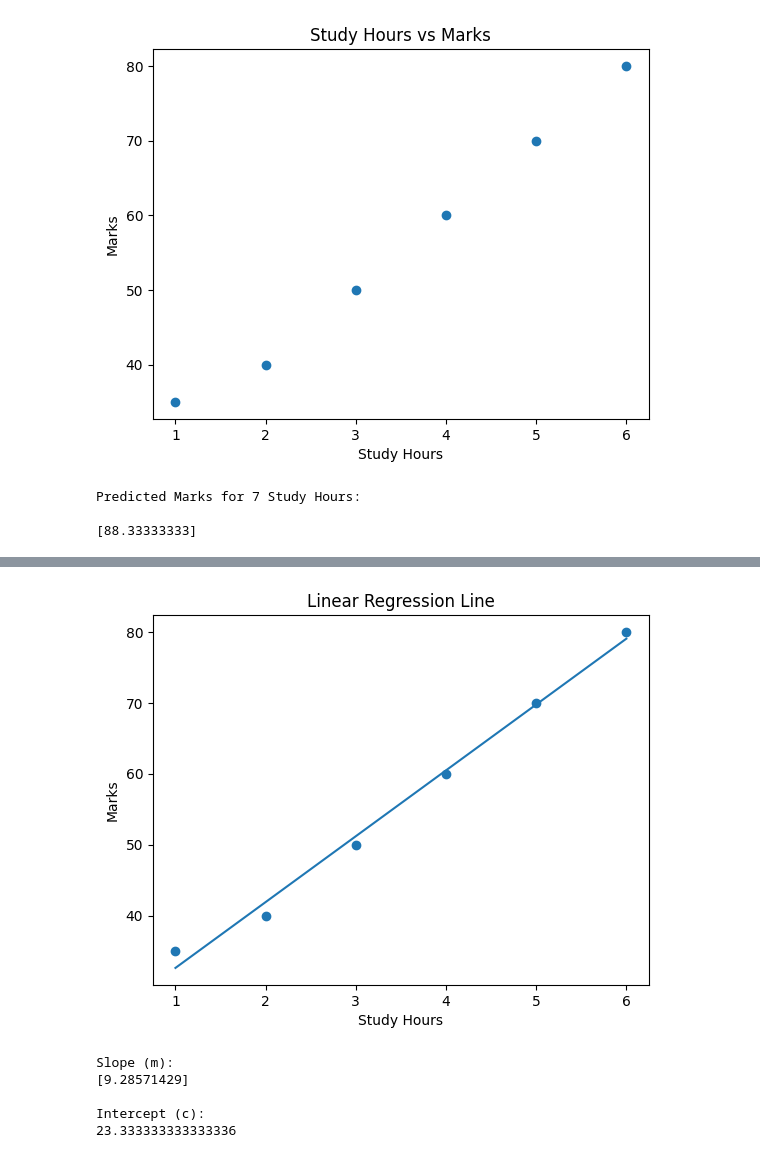
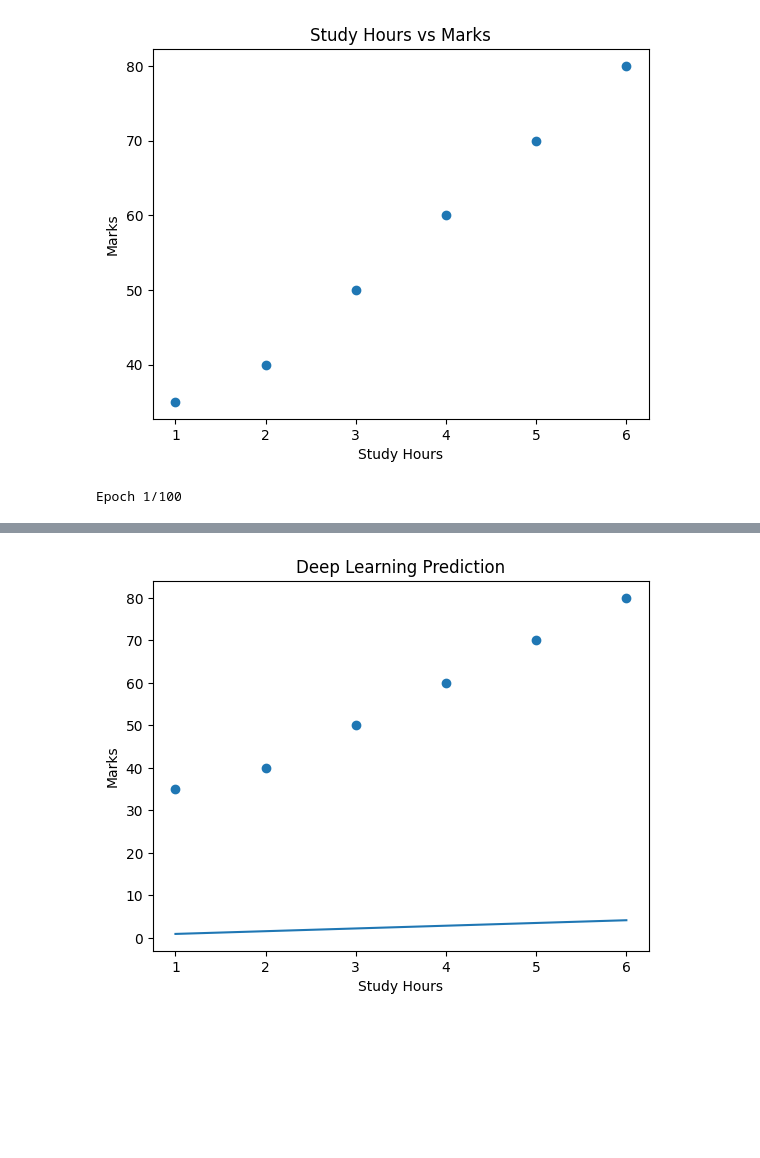
Before and after one commit to himanshusar123/-Machine-Learning-Quiz-Classification-or-Regression-, a Jupyter notebook: Deep_Learning_keras.ipynb, the cells around one changed output, grey strips where cells are left out. Saved outputs shown, nothing was run; the diff lists cells and outputs as text; code cells hidden in the pictures; blank space fills up the shorter version.

```diff
--- a/Deep_Learning_keras.ipynb
+++ b/Deep_Learning_keras.ipynb
@@ -8,16 +8,19 @@ from google.colab import files
 from tensorflow.keras.models import Sequential
 from tensorflow.keras.layers import Dense
 # %%
-# STEP 1 — Import Required Libraries
+# STEP 1 — Import Libraries
 
 import pandas as pd
+import tensorflow as tf
 import matplotlib.pyplot as plt
+import numpy as np
 
 from google.colab import files
-from sklearn.linear_model import LinearRegression
+from tensorflow.keras.models import Sequential
+from tensorflow.keras.layers import Dense
 
 
-# STEP 2 — Upload CSV File
+# STEP 2 — Upload Dataset
 
 uploaded = files.upload()
 
@@ -26,22 +29,12 @@ uploaded = files.upload()
 
 df = pd.read_csv("student_marks (3).csv")
 
-
-# STEP 4 — Display Dataset
-
 print("Dataset:\n")
 
 print(df)
 
 
-# STEP 5 — Check Column Names
-
-print("\nColumn Names:\n")
-
-print(df.columns)
-
-
-# STEP 6 — Visualize Data
+# STEP 4 — Visualize Dataset
 
 plt.scatter(df['StudyHours'], df['Marks'])
 
@@ -53,32 +46,46 @@ plt.title("Study Hours vs Marks")
 plt.show()
 
 
-# STEP 7 — Prepare Input and Output Data
+# STEP 5 — Prepare Input and Output
 
-X = df[['StudyHours']]   # Input Feature
-y = df['Marks']          # Output Feature
+X = df[['StudyHours']]
+y = df['Marks']
 
 
-# STEP 8 — Create Linear Regression Model
+# STEP 6 — Create Neural Network
 
-model = LinearRegression()
+model = Sequential()
+
+# Hidden Layer
+model.add(Dense(8, activation='relu', input_shape=(1,)))
+
+# Output Layer
+model.add(Dense(1))
 
 
-# STEP 9 — Train the Model
+# STEP 7 — Compile Model
 
-model.fit(X, y)
+model.compile(
+    optimizer='adam',
+    loss='mean_squared_error'
+)
 
 
-# STEP 10 — Predict Marks for 7 Study Hours
+# STEP 8 — Train Model
 
-prediction = model.predict([[7]])
+model.fit(X, y, epochs=100)
+
+
+# STEP 9 — Predict Marks
+
+prediction = model.predict(np.array([[7]]))
 
 print("\nPredicted Marks for 7 Study Hours:\n")
 
 print(prediction)
 
 
-# STEP 11 — Draw Regression Line
+# STEP 10 — Plot Predictions
 
 plt.scatter(df['StudyHours'], df['Marks'])
 
@@ -87,19 +94,8 @@ plt.plot(df['StudyHours'], model.predict(X))
 plt.xlabel("Study Hours")
 plt.ylabel("Marks")
 
-plt.title("Linear Regression Line")
+plt.title("Deep Learning Prediction")
 
 plt.show()
-
-
-# STEP 12 — Display Model Equation Values
-
-print("\nSlope (m):")
-
-print(model.coef_)
-
-print("\nIntercept (c):")
-
-print(model.intercept_)
 # %% [output]
 [interactive output not drawn]
@@ -120,4 +112,2 @@ Index(['StudyHours', 'Marks'], dtype='object')
 [figure]
-Predicted Marks for 7 Study Hours:
-
-[88.33333333]
+Epoch 1/100
@@ -124,6 +131 @@ Predicted Marks for 7 Study Hours:
-[figure, old version]
+[figure, new version]
-Slope (m):
-[9.28571429]
-
-Intercept (c):
-23.333333333333336
```
Also changed, not shown: parts of 1 cell of this notebook.
